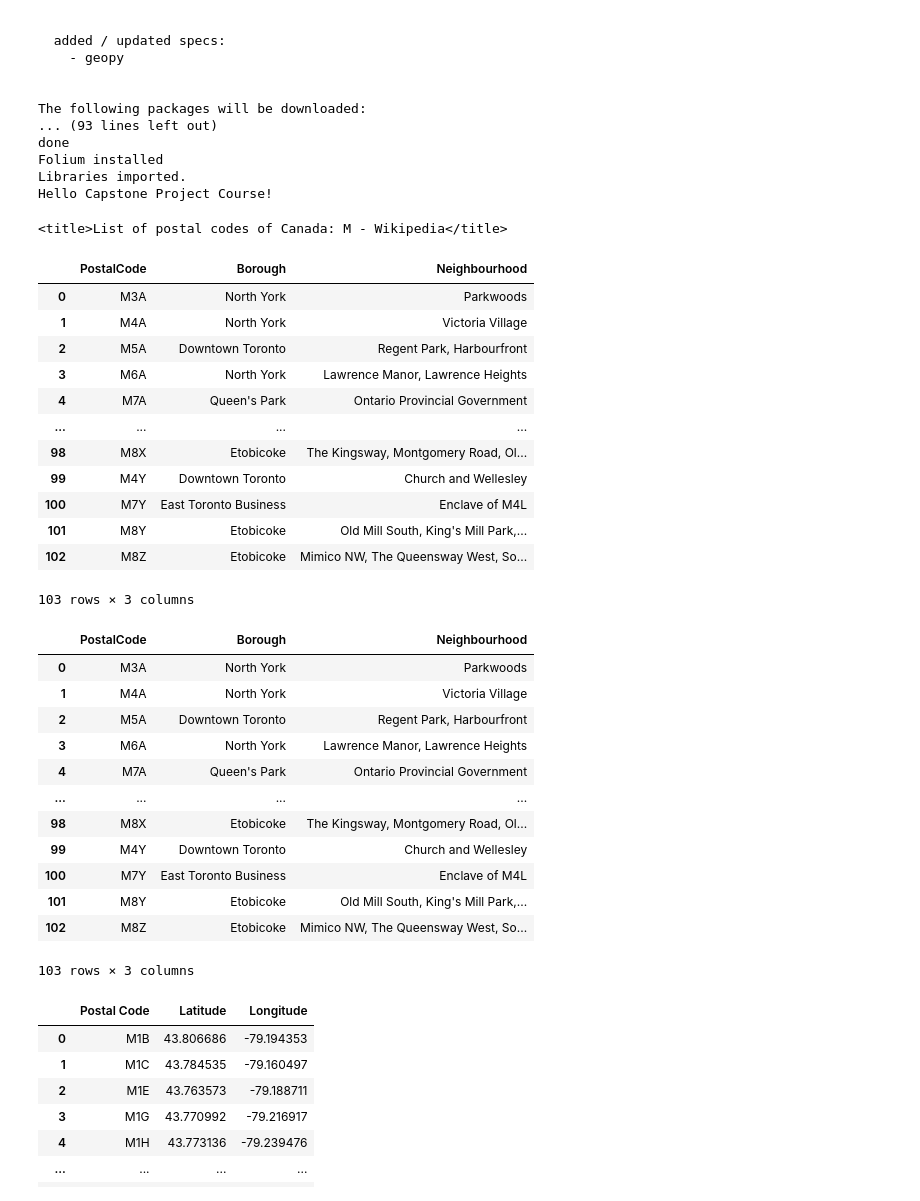
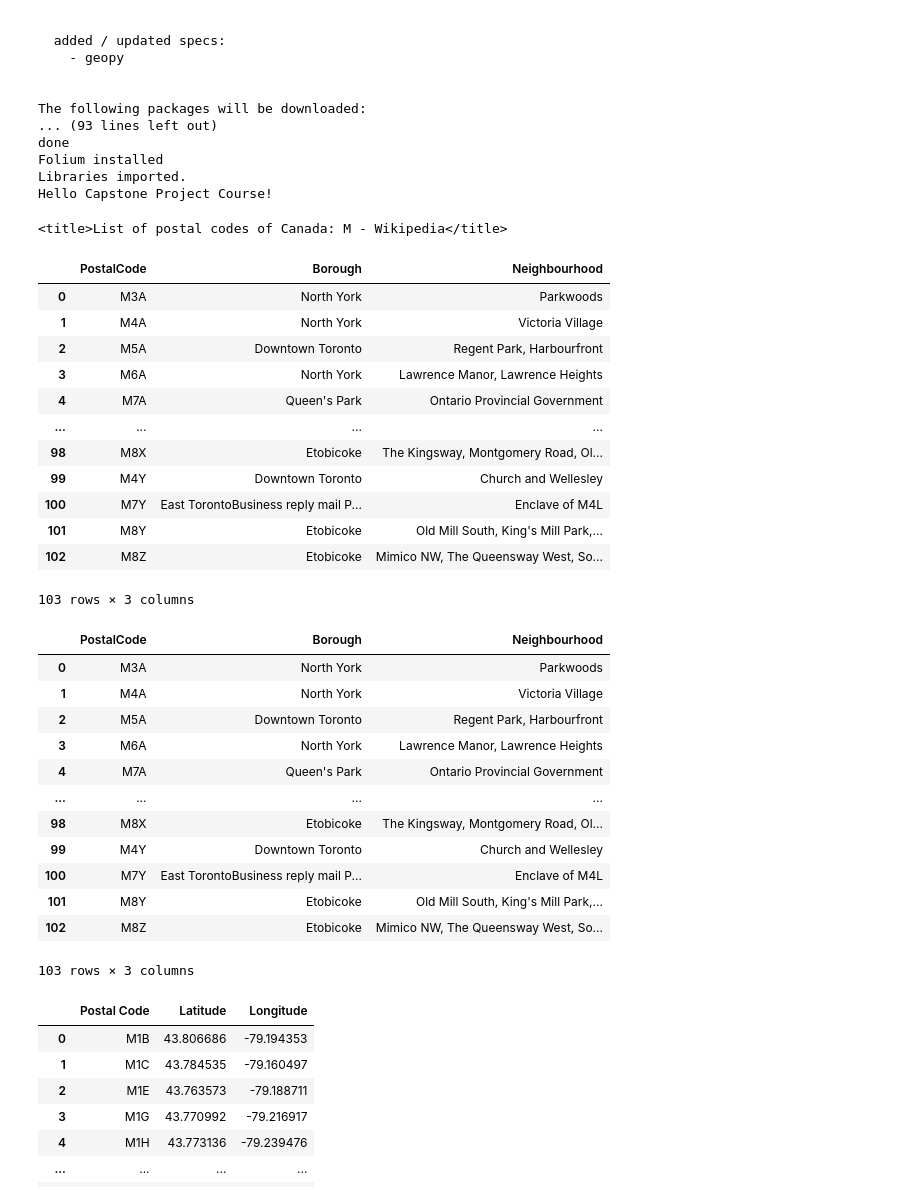
Before and after one commit to Besstrashnyy/Coursera_Capstone, a Jupyter notebook: Applied data science Capstone.ipynb, the cells around one changed output. Saved outputs shown, nothing was run; the diff lists cells and outputs as text; code cells hidden in the pictures.

```diff
--- a/Applied data science Capstone.ipynb
+++ b/Applied data science Capstone.ipynb
@@ -57,38 +58,38 @@ Hello Capstone Project Course!
 table_contents=[]
 source = requests.get('https://en.wikipedia.org/wiki/List_of_postal_codes_of_Canada:_M').text
 soup=BeautifulSoup(source,'lxml')
 print(soup.title)
 from IPython.display import display_html
 table = soup.find('table')
 for row in table.findAll('td'):
     cell = {}
     if row.span.text=='Not assigned':
         pass
     else:
         cell['PostalCode'] = row.p.text[:3]
         cell['Borough'] = (row.span.text).split('(')[0]
         cell['Neighbourhood'] = (((((row.span.text).split('(')[1]).strip(')')).replace(' /',',')).replace(')',' ')).strip(' ')
         table_contents.append(cell)
 
 # print(table_contents)
 df=pd.DataFrame(table_contents)
-df['Borough']=df['Borough'].replace({'Downtown TorontoStn A PO Boxes25 The Esplanade':'Downtown Toronto Stn A',
-                                             'East TorontoBusiness reply mail Processing Centre969 Eastern':'East Toronto Business',
-                                             'EtobicokeNorthwest':'Etobicoke Northwest','East YorkEast Toronto':'East York/East Toronto',
-                                             'MississaugaCanada Post Gateway Processing Centre':'Mississauga'})
+# df['Borough']=df['Borough'].replace({'Downtown TorontoStn A PO Boxes25 The Esplanade':'Downtown Toronto Stn A',
+#                                              'East TorontoBusiness reply mail Processing Centre969 Eastern':'East Toronto Business',
+#                                              'EtobicokeNorthwest':'Etobicoke Northwest','East YorkEast Toronto':'East York/East Toronto',
+#                                              'MississaugaCanada Post Gateway Processing Centre':'Mississauga'})
 df
 # %% [output]
 <title>List of postal codes of Canada: M - Wikipedia</title>
 |  | PostalCode | Borough | Neighbourhood |
 | 0 | M3A | North York | Parkwoods |
 | 1 | M4A | North York | Victoria Village |
 | 2 | M5A | Downtown Toronto | Regent Park, Harbourfront |
 | 3 | M6A | North York | Lawrence Manor, Lawrence Heights |
 | 4 | M7A | Queen's Park | Ontario Provincial Government |
 | ... | ... | ... | ... |
 | 98 | M8X | Etobicoke | The Kingsway, Montgomery Road, Ol... |
 | 99 | M4Y | Downtown Toronto | Church and Wellesley |
-| 100 | M7Y | East Toronto Business | Enclave of M4L |
+| 100 | M7Y | East TorontoBusiness reply mail P... | Enclave of M4L |
 | 101 | M8Y | Etobicoke | Old Mill South, King's Mill Park,... |
 | 102 | M8Z | Etobicoke | Mimico NW, The Queensway West, So... |
 103 rows × 3 columns
@@ -114,7 +115,7 @@ df2
 | ... | ... | ... | ... |
 | 98 | M8X | Etobicoke | The Kingsway, Montgomery Road, Ol... |
 | 99 | M4Y | Downtown Toronto | Church and Wellesley |
-| 100 | M7Y | East Toronto Business | Enclave of M4L |
+| 100 | M7Y | East TorontoBusiness reply mail P... | Enclave of M4L |
 | 101 | M8Y | Etobicoke | Old Mill South, King's Mill Park,... |
 | 102 | M8Z | Etobicoke | Mimico NW, The Queensway West, So... |
 103 rows × 3 columns
```
Also changed, not shown: parts of 10 cells of this notebook.
